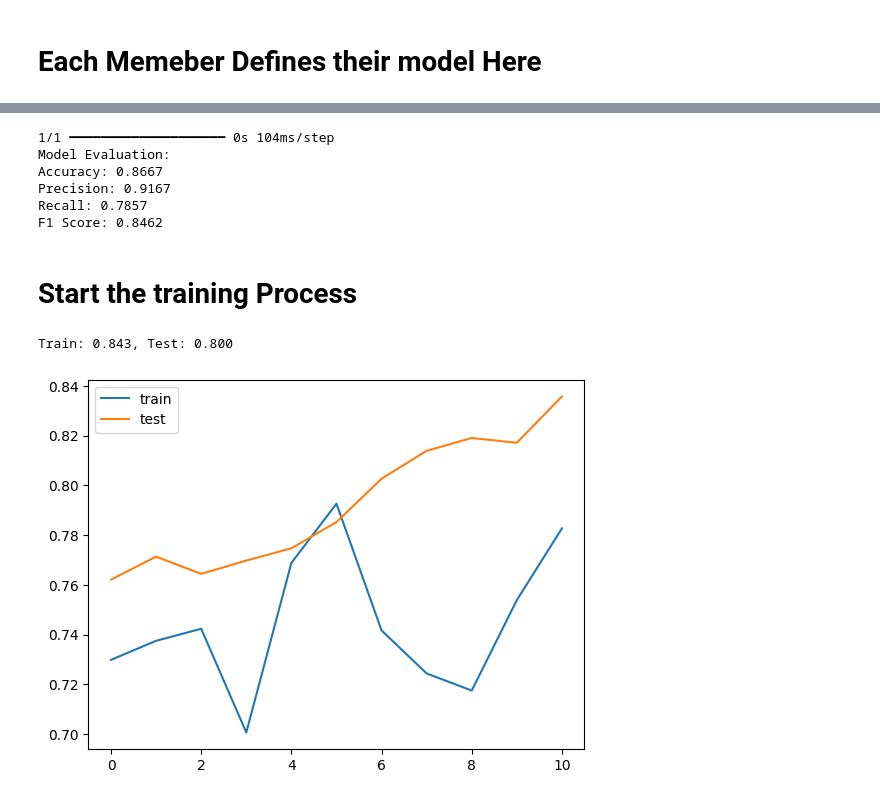
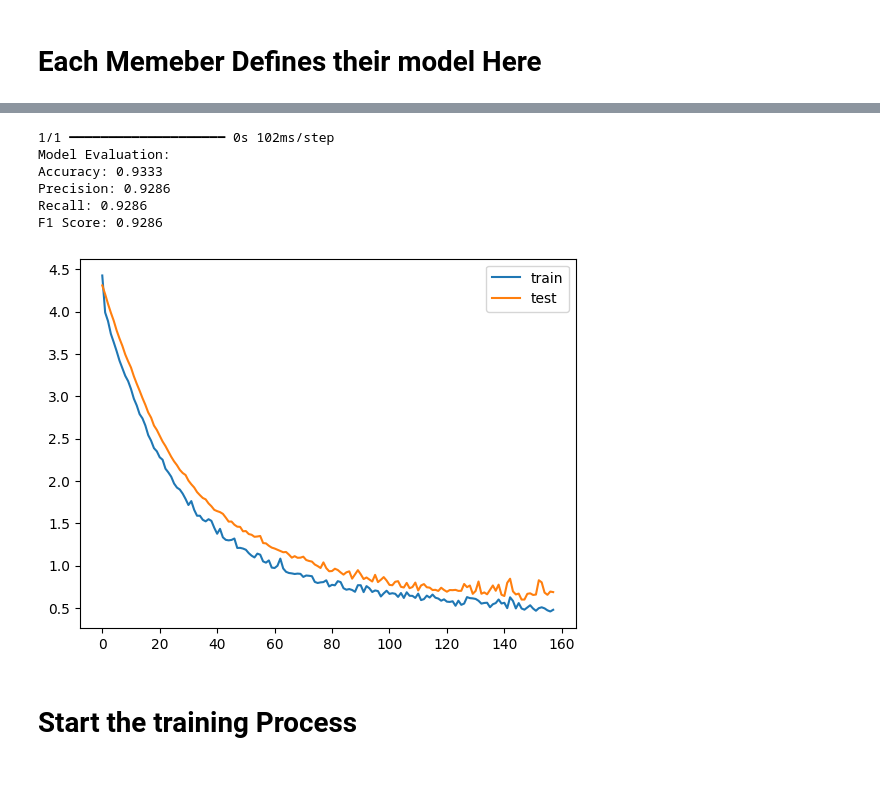
Before and after one commit to MKangabire/Water_potability, a Jupyter notebook: water_potability_.ipynb, the cells around one changed output, grey strips where cells are left out. Drawn from its saved outputs; the diff is of its cells as text; code cells hidden in the pictures.

Commit message:
made updates on the learning rates

```diff
--- a/water_potability_.ipynb
+++ b/water_potability_.ipynb
@@ -100,23 +100,23 @@ def merveille_s_model():
     model = Sequential()
     model.add(Dense(128, activation='relu', kernel_regularizer=l1(0.005)))
     model.add(BatchNormalization())
-    model.add(Dense(64, activation='relu', kernel_regularizer=l2(0.005)))
+    model.add(Dense(64, activation='relu', kernel_regularizer=l1(0.005)))
     model.add(BatchNormalization())
-    model.add(Dropout(0.4))
+    # model.add(Dropout(0.4))
     # model.add(Dense(32, activation='relu'))
     model.add(Dense(1, activation='sigmoid'))
 
     # Compile the model
-    model.compile(optimizer=RMSprop(learning_rate=0.0003), loss='binary_crossentropy', metrics=['accuracy'])
+    model.compile(optimizer=RMSprop(learning_rate=0.001), loss='binary_crossentropy', metrics=['accuracy'])
     return model
 
 def train_model(model, X_train, y_train, X_val, y_val):
     # Early stopping callback
-    early_stopping = EarlyStopping(monitor='val_loss', patience=20, restore_best_weights=True)
+    early_stopping = EarlyStopping(monitor='val_loss', patience=10, restore_best_weights=True)
 
     # Train the model
     history = model.fit(X_train, y_train, validation_data=(X_val, y_val), epochs=400, verbose=2, callbacks=[early_stopping])
-    return history  # Return history, no need to return the model again
+    return history
 model = merveille_s_model()
 history = train_model(model, X_train, y_train, X_val, y_val)
 # %% [output]
@@ -140,37 +140,42 @@ Epoch 116/400
 # %%
 from sklearn.metrics import accuracy_score, precision_score, recall_score, f1_score, confusion_matrix
 y_pred = (model.predict(X_test) > 0.5).astype("int32")
 accuracy = accuracy_score(y_test, y_pred)
 precision = precision_score(y_test, y_pred)
 recall = recall_score(y_test, y_pred)
 f1 = f1_score(y_test, y_pred)
+
 print("Model Evaluation:")
 print(f"Accuracy: {accuracy:.4f}")
 print(f"Precision: {precision:.4f}")
 print(f"Recall: {recall:.4f}")
 print(f"F1 Score: {f1:.4f}")
+
+# plot training history
+plt.plot(history.history['loss'], label='train')
+plt.plot(history.history['val_loss'], label='test')
+plt.legend()
+plt.show()
 # %% [output]
-1/1 ━━━━━━━━━━━━━━━━━━━━ 0s 104ms/step
+1/1 ━━━━━━━━━━━━━━━━━━━━ 0s 102ms/step
 Model Evaluation:
-Accuracy: 0.8667
-Precision: 0.9167
-Recall: 0.7857
-F1 Score: 0.8462
+Accuracy: 0.9333
+Precision: 0.9286
+Recall: 0.9286
+F1 Score: 0.9286
+[figure, added]
 # %% [markdown]
 # Start the training Process
 # %%
-early_stopping = EarlyStopping(monitor='val_loss', patience=10, restore_best_weights=True)
+# early_stopping = EarlyStopping(monitor='val_loss', patience=10, restore_best_weights=True)
 
-history = model.fit(X, y, validation_data=(X_val, y_val), epochs=4000, verbose=0, callbacks=[early_stopping])
-# evaluate the model
-_, train_acc = model.evaluate(X_train, y_train, verbose=0)
-_, test_acc = model.evaluate(X_test, y_test, verbose=0)
-print('Train: %.3f, Test: %.3f' % (train_acc, test_acc))
-# plot training history
-pyplot.plot(history.history['loss'], label='train')
-pyplot.plot(history.history['val_loss'], label='test')
-pyplot.legend()
-pyplot.show()
+# history = model.fit(X, y, validation_data=(X_val, y_val), epochs=4000, verbose=0, callbacks=[early_stopping])
+# # evaluate the model
+# _, train_acc = model.evaluate(X_train, y_train, verbose=0)
+# _, test_acc = model.evaluate(X_test, y_test, verbose=0)
+# print('Train: %.3f, Test: %.3f' % (train_acc, test_acc))
+# # plot training history
+# pyplot.plot(history.history['loss'], label='train')
+# pyplot.plot(history.history['val_loss'], label='test')
+# pyplot.legend()
+# pyplot.show()
-# %% [output]
-Train: 0.843, Test: 0.800
-[figure, removed]
```
Also changed, not shown: parts of 1 cell of this notebook.
